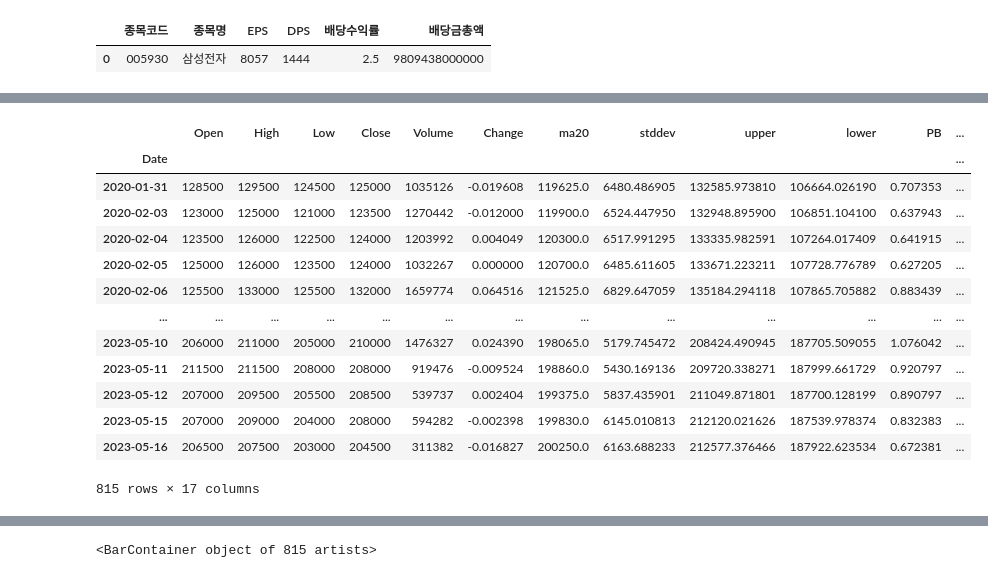
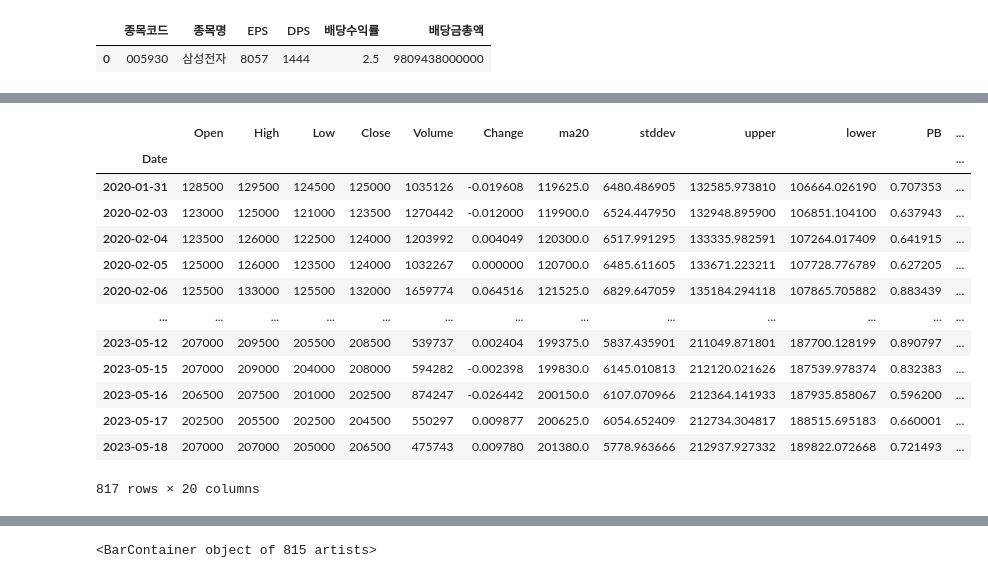
Before and after one commit to chickchop/algo_trader, a Jupyter notebook: algo/test.ipynb, the cells around one changed output, grey strips where cells are left out. Saved outputs shown, nothing was run; the diff lists cells and outputs as text; code cells hidden in the pictures.

```diff
--- a/algo/test.ipynb
+++ b/algo/test.ipynb
@@ -86,41 +128,45 @@ stock_df['upper'] = stock_df['ma20'] + 2*stock_df['stddev'] # 상단밴드
 stock_df['lower'] = stock_df['ma20'] - 2*stock_df['stddev'] # 하단밴드
 stock_df['PB'] = (stock_df["Close"] - stock_df['lower']) / (stock_df["upper"] - stock_df['lower'])
 stock_df['bandwidth'] = (stock_df["upper"] - stock_df['lower']) / (stock_df["ma20"])
+stock_df['ma5'] = stock_df['Close'].rolling(window=5).mean() # 60일 이동평균
+stock_df['ma60'] = stock_df['Close'].rolling(window=60).mean() # 60일 이동평균
+stock_df['ma120'] = stock_df['Close'].rolling(window=120).mean() # 120일 이동평균
+
 
 
 # 10일(거래일 기준으로 2주 동안) 기준의 현금흐름지표를 구하는 코드
 stock_df['TP'] = (stock_df['High']+stock_df['Low']+stock_df['Close'])/3
 stock_df['PMF'] = 0
 stock_df['NMF'] = 0
 for i in range(len(stock_df['Close'])-1):
     # 당일의 중심가격이 전일의 중심가격보다 크면 긍정적 현금흐름
     if stock_df['TP'].values[i] < stock_df['TP'].values[i+1]:
         stock_df['PMF'].values[i+1] = stock_df['TP'].values[i+1]*stock_df['Volume'].values[i+1]
         stock_df['NMF'].values[i+1] = 0
     # 당일의 중심가격이 전일의 중심가격보다 작거나 같으면 부정적 현금흐름
     else:
         stock_df['NMF'].values[i+1] = stock_df['TP'].values[i+1]*stock_df['Volume'].values[i+1]
         stock_df['PMF'].values[i+1] = 0
 
 stock_df['MFR'] = stock_df['PMF'].rolling(window=10).sum()/stock_df['NMF'].rolling(window=10).sum()
 stock_df['MFI10'] = 100 - 100/(1+stock_df['MFR'])
 stock_df = stock_df[19:] # 20일 이동평균을 구했기 때문에 20번째 행부터 값이 들어가 있음
 stock_df
 # %% [output]
 |  | Open | High | Low | Close | Volume | Change | ma20 | stddev | upper | lower | PB | ... |
 | Date |  |  |  |  |  |  |  |  |  |  |  | ... |
 | 2020-01-31 | 128500 | 129500 | 124500 | 125000 | 1035126 | -0.019608 | 119625.0 | 6480.486905 | 132585.973810 | 106664.026190 | 0.707353 | ... |
 | 2020-02-03 | 123000 | 125000 | 121000 | 123500 | 1270442 | -0.012000 | 119900.0 | 6524.447950 | 132948.895900 | 106851.104100 | 0.637943 | ... |
 | 2020-02-04 | 123500 | 126000 | 122500 | 124000 | 1203992 | 0.004049 | 120300.0 | 6517.991295 | 133335.982591 | 107264.017409 | 0.641915 | ... |
 | 2020-02-05 | 125000 | 126000 | 123500 | 124000 | 1032267 | 0.000000 | 120700.0 | 6485.611605 | 133671.223211 | 107728.776789 | 0.627205 | ... |
 | 2020-02-06 | 125500 | 133000 | 125500 | 132000 | 1659774 | 0.064516 | 121525.0 | 6829.647059 | 135184.294118 | 107865.705882 | 0.883439 | ... |
 | ... | ... | ... | ... | ... | ... | ... | ... | ... | ... | ... | ... | ... |
-| 2023-05-10 | 206000 | 211000 | 205000 | 210000 | 1476327 | 0.024390 | 198065.0 | 5179.745472 | 208424.490945 | 187705.509055 | 1.076042 | ... |
-| 2023-05-11 | 211500 | 211500 | 208000 | 208000 | 919476 | -0.009524 | 198860.0 | 5430.169136 | 209720.338271 | 187999.661729 | 0.920797 | ... |
 | 2023-05-12 | 207000 | 209500 | 205500 | 208500 | 539737 | 0.002404 | 199375.0 | 5837.435901 | 211049.871801 | 187700.128199 | 0.890797 | ... |
 | 2023-05-15 | 207000 | 209000 | 204000 | 208000 | 594282 | -0.002398 | 199830.0 | 6145.010813 | 212120.021626 | 187539.978374 | 0.832383 | ... |
-| 2023-05-16 | 206500 | 207500 | 203000 | 204500 | 311382 | -0.016827 | 200250.0 | 6163.688233 | 212577.376466 | 187922.623534 | 0.672381 | ... |
+| 2023-05-16 | 206500 | 207500 | 201000 | 202500 | 874247 | -0.026442 | 200150.0 | 6107.070966 | 212364.141933 | 187935.858067 | 0.596200 | ... |
+| 2023-05-17 | 202500 | 205500 | 202500 | 204500 | 550297 | 0.009877 | 200625.0 | 6054.652409 | 212734.304817 | 188515.695183 | 0.660001 | ... |
+| 2023-05-18 | 207000 | 207000 | 205000 | 206500 | 475743 | 0.009780 | 201380.0 | 5778.963666 | 212937.927332 | 189822.072668 | 0.721493 | ... |
-815 rows × 17 columns
+817 rows × 20 columns
 # %%
 up = stock_df[stock_df["Close"] >= stock_df["Open"]]
 down = stock_df[stock_df["Close"] < stock_df["Open"]]
```
Also changed, not shown: parts of 9 cells of this notebook, 5 other files.
